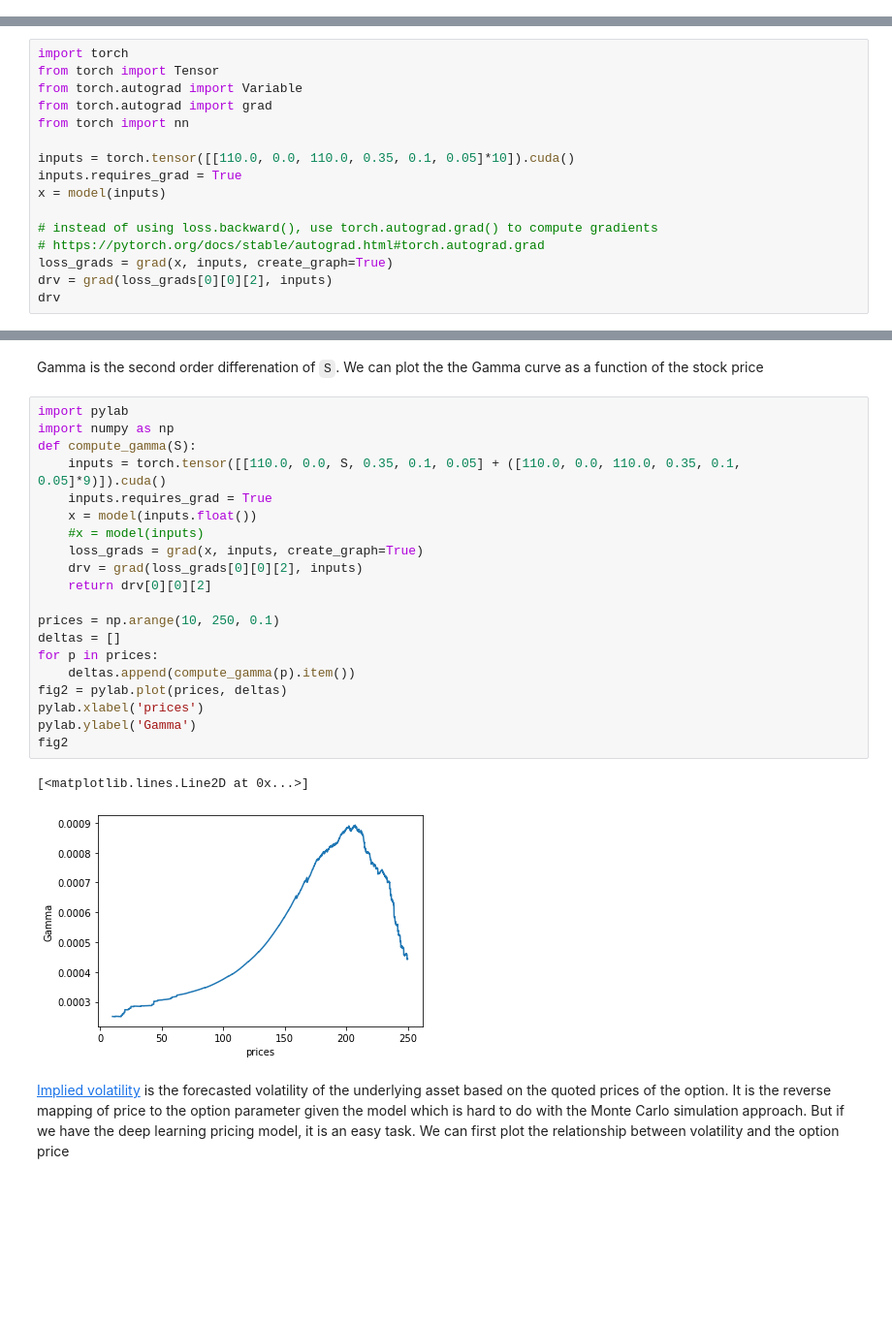
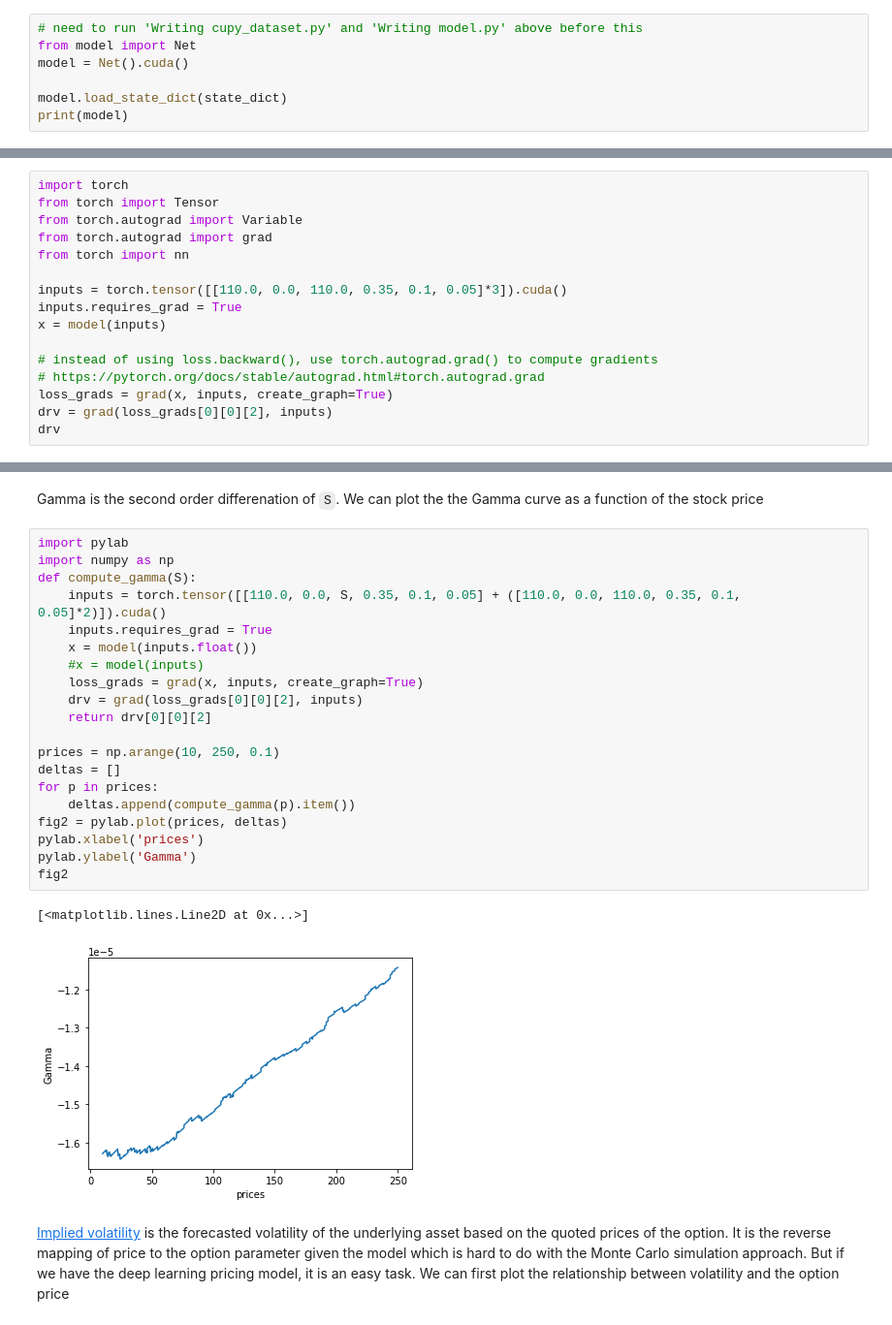
Before and after one commit to xinyanz-erin/Applied-Finance-Project, a Jupyter notebook: From Colab/Combined_V2.1.ipynb, the cells around one changed output, grey strips where cells are left out. Shown at 97% size. Saved outputs shown, nothing was run; the diff lists cells and outputs as text; blank space fills up the shorter version.

```diff
--- a/From Colab/Combined_V2.1.ipynb
+++ b/From Colab/Combined_V2.1.ipynb
@@ -349,0 +341,7 @@ Net(
+# %%
+# need to run 'Writing cupy_dataset.py' and 'Writing model.py' above before this
+from model import Net
+model = Net().cuda()
+
+model.load_state_dict(state_dict)
+print(model)
@@ -407,7 +414,7 @@ from torch.autograd import Variable
 from torch.autograd import grad
 from torch import nn
 
-inputs = torch.tensor([[110.0, 0.0, 110.0, 0.35, 0.1, 0.05]*10]).cuda()
+inputs = torch.tensor([[110.0, 0.0, 110.0, 0.35, 0.1, 0.05]*3]).cuda()
 inputs.requires_grad = True
 x = model(inputs)
 
@@ -435,26 +433,26 @@ Gamma is the second order differenation of `S`. We can plot the the Gamma curve
 # %%
 import pylab
 import numpy as np
 def compute_gamma(S):
-    inputs = torch.tensor([[110.0, 0.0, S, 0.35, 0.1, 0.05] + ([110.0, 0.0, 110.0, 0.35, 0.1, 0.05]*9)]).cuda()
+    inputs = torch.tensor([[110.0, 0.0, S, 0.35, 0.1, 0.05] + ([110.0, 0.0, 110.0, 0.35, 0.1, 0.05]*2)]).cuda()
     inputs.requires_grad = True
     x = model(inputs.float())
     #x = model(inputs)
     loss_grads = grad(x, inputs, create_graph=True)
     drv = grad(loss_grads[0][0][2], inputs)
     return drv[0][0][2]
 
 prices = np.arange(10, 250, 0.1)
 deltas = []
 for p in prices:
     deltas.append(compute_gamma(p).item())
 fig2 = pylab.plot(prices, deltas)
 pylab.xlabel('prices')
 pylab.ylabel('Gamma')
 fig2
 # %% [output]
 [<matplotlib.lines.Line2D at 0x...>]
-[figure, old version]
+[figure, new version]
 # %% [markdown]
 [Implied volatility](https://en.wikipedia.org/wiki/Implied_volatility) is the forecasted volatility of the underlying asset based on the quoted prices of the option. It is the reverse mapping of price to the option parameter given the model which is hard to do with the Monte Carlo simulation approach. But if we have the deep learning pricing model, it is an easy task. We can first plot the relationship between volatility and the option price
 # %%
```
Also changed, not shown: parts of 13 cells of this notebook.
